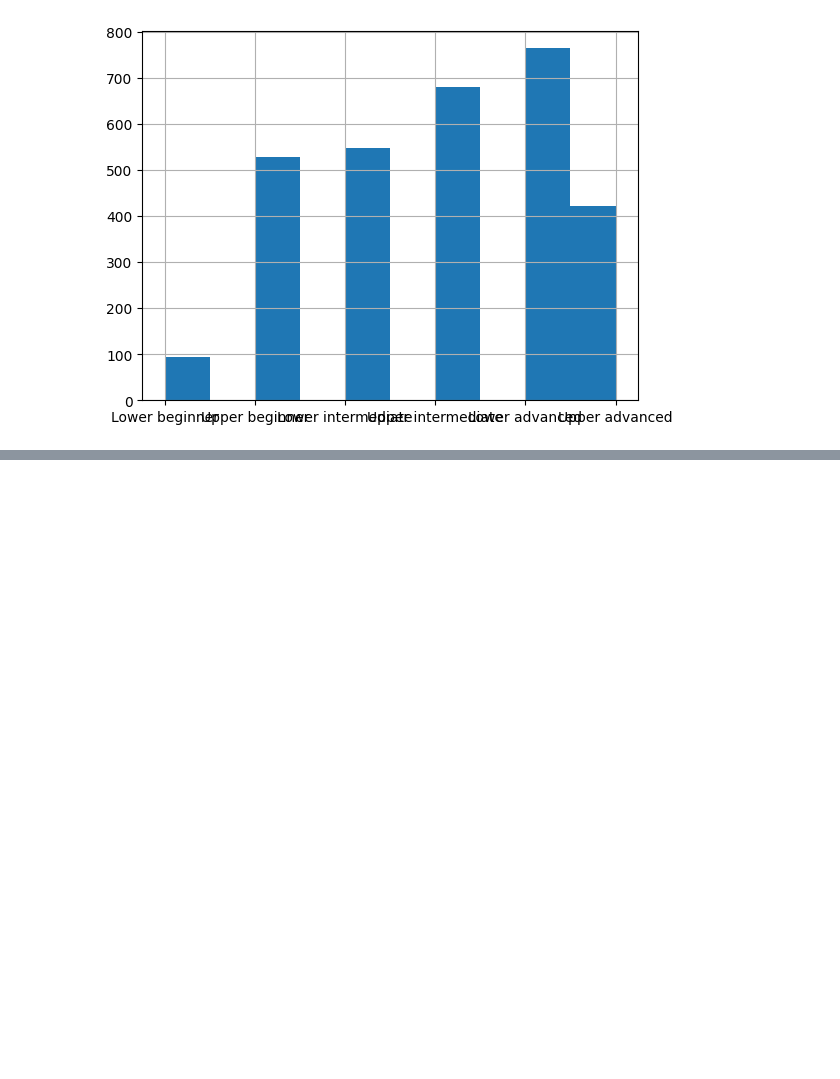
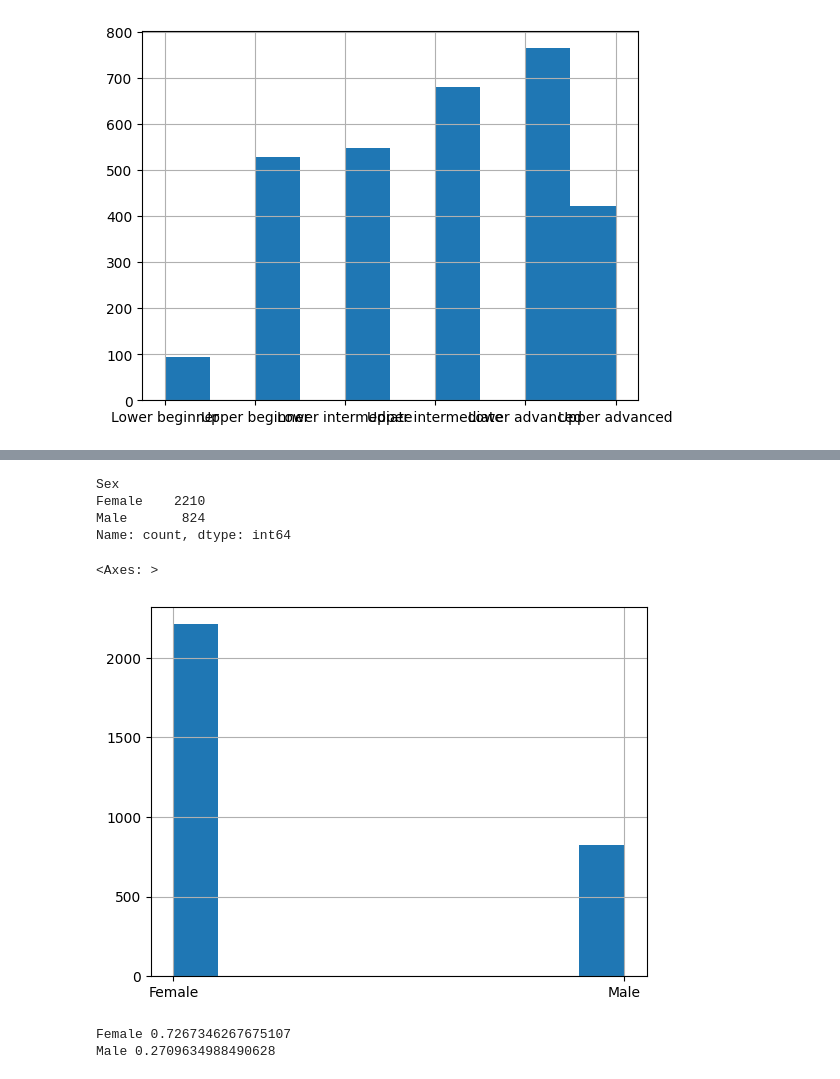
Before and after one commit to berstearns/garbage_collector, a Jupyter notebook: CCT/stats/CA1statistics.ipynb, the cells around one changed output, grey strips where cells are left out. Drawn from its saved outputs; the diff is of its cells as text; code cells hidden in the pictures; blank space fills up the shorter version.

```diff
--- a/CCT/stats/CA1statistics.ipynb
+++ b/CCT/stats/CA1statistics.ipynb
@@ -139,12 +136,17 @@ for column_name in dataframe.columns:
         break
     clear_output()
 # %%
-selected_relevant_columns = [
+interesting_columns = [
     "Placement test score (%)", "Proficiency", "Sex",
     "Age", "L1", "Languages spoken at home", "Age of exposure to Spanish",
     "Years studying Spanish", "Proficiency (self-assessment)", "Additional foreign language(s)",
     "Task title", "Text"
 ]
+selected_relevant_columns = [
+    "Placement test score (%)", "Proficiency",
+    "Sex", "Age", "L1", "Years studying Spanish",
+    "Task title",
+]
 # %%
 for column_name in selected_relevant_columns:
     print(column_name)
@@ -242,0 +252,19 @@ selected_dataframe["Proficiency"].hist()
+# %%
+selected_dataframe["Sex"].value_counts()
+# %% [output]
+Sex
+Female    2210
+Male       824
+Name: count, dtype: int64
+# %%
+selected_dataframe["Sex"].hist()
+# %% [output]
+<Axes: >
+[figure, added]
+# %%
+total=3041
+print("Female", 2210/total)
+print("Male", 824/total)
+# %% [output]
+Female 0.7267346267675107
+Male 0.2709634988490628
```
Also changed, not shown: parts of 14 cells of this notebook.
